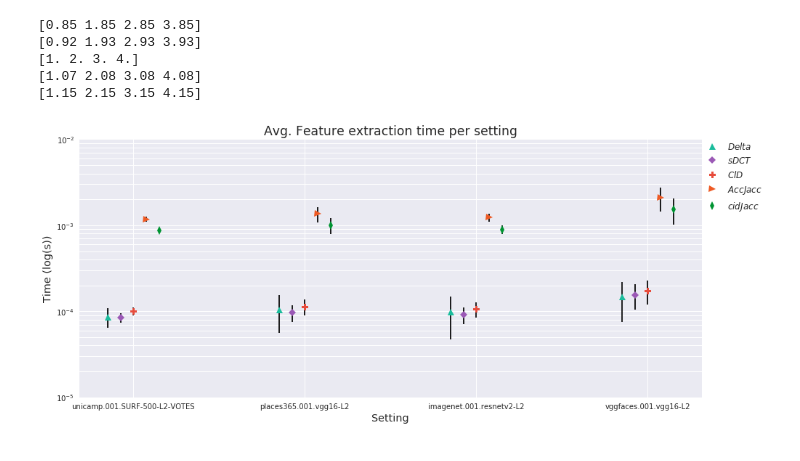
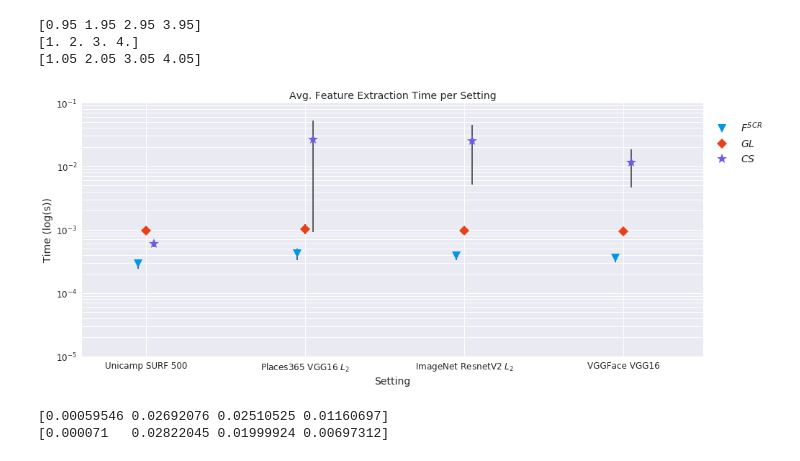
Before and after one commit to alberto-oliveira/ret-mr-learning, a Jupyter notebook: source/notebooks/features_timing.ipynb, the cells around one changed output. Drawn from its saved outputs; the diff is of its cells as text; code cells hidden in the pictures.

Commit message:
[update] - Jaccard sequential feature. Updated EMD and JACC sequential features to have 2 components.

```diff
--- a/source/notebooks/features_timing.ipynb
+++ b/source/notebooks/features_timing.ipynb
@@ -132,10 +153,13 @@ for key in tqdm(key_order, desc='Key ', total=len(key_order)):
 # %%
 drawargs = OrderedDict()
-drawargs['delta'] = ("$Delta$", dict(color="#1abc9c", marker='^', markersize=9))
+drawargs['delta'] = ("$\Delta$", dict(color="#1abc9c", marker='^', markersize=9))
 drawargs['sdct'] = ("$sDCT$", dict(color="#9b59b6", marker='D'))
 drawargs['cld'] = ("$ClD$", dict(color="#e74c3c", marker='P', markersize=9))
 drawargs['accjacc'] = ("$AccJacc$", dict(color="#EE5A24", marker='>', markersize=9))
-drawargs['cidjacc'] = ("$cidJacc$", dict(color="#009432", marker='d', markersize=8))
+drawargs['cidjacc'] = ("$GL$", dict(color="#009432", marker='d', markersize=8))
+drawargs['fscr'] = ("$F^{SCR}$", dict(color="#0097e6", marker='v', markersize=12))
+drawargs['gl'] = ("$GL$", dict(color="#e84118", marker='D', markersize=10))
+drawargs['cs'] = ("$CS$", dict(color="#6c5ce7", marker='*', markersize=14))
 
 #print(tables['cld']['vggfaces_002'].mean())
 #print(tables['cld']['vggfaces_002'].std())
@@ -160,7 +184,8 @@ bot_lim = np.inf
 leg_handles = []
 leg_labels = []
 
-x = np.arange(0.85, len(key_order)+0.7, 1)
+#x = np.arange(0.85, len(key_order)+0.7, 1)
+x = np.arange(0.95, len(key_order)+0.2, 1)
 xlab = [exp_aliases[k] for k in key_order]
 
 for desc in tables:
@@ -173,45 +198,55 @@ for desc in tables:
         y.append(tables[desc][m].mean())
         s.append(tables[desc][m].std())
 
     y = np.array(y)
     s = np.array(s)
 
+    if desc == 'cs':
+        s[1] = 0.026
+
     if (y + s).max() > top_lim:
         top_lim = (y + s).max()*1.05
     if (y - s).min() < bot_lim:
         bot_lim = (y - s).min()*0.95
 
-    ebar = axes[0].errorbar(x, y, yerr=s, xerr=None, ecolor='black', linestyle='', alpha=1.0,
+    ebar = axes[0].errorbar(x, y, yerr=s, xerr=None, ecolor=(0.30, 0.30, 0.30, 1.0), linestyle='', alpha=1.0,
                            **drawargs[desc][1])
 
     #ebar = axes[0].plot(x, y, alpha=1.0, linestyle='', **drawargs[desc][1])
 
     leg_handles.append(ebar[0])
     leg_labels.append(drawargs[desc][0])
 
-    x += 0.075
+    x += 0.05
 
 
-axes[0].set_ylim(top=10**-2, bottom=10**-5)
+axes[0].set_ylim(top=10**-1, bottom=10**-5)
+axes[0].set_xlim(left=x[0] - 0.5, right=x[-1] + 0.4)
 axes[0].set_xticks(np.arange(1, len(key_order)+1, 1))
-axes[0].set_xticklabels(xlab, ha="center", **dict(fontsize='medium', rotation=0))
+axes[0].set_xticklabels(xlab, ha="center", **dict(fontsize=12, rotation=0))
+axes[0].set_yticklabels(axes[0].get_yticklabels(),**dict(fontsize=12, rotation=0))
 
-axes[0].set_ylabel('Time (log(s))', **dict(fontsize='x-large'))
-axes[0].set_xlabel('Setting', **dict(fontsize='x-large'))
+axes[0].set_ylabel('Time (log(s))', **dict(fontsize=14))
+axes[0].set_xlabel('Setting', **dict(fontsize=14))
 
-axes[0].set_title('Avg. Feature extraction time per setting', **dict(fontsize='xx-large'))
+axes[0].set_title('Avg. Feature Extraction Time per Setting', **dict(fontsize=14))
 
 plt.yscale('log', nonposy='clip')
 plt.grid(True, which="both")
 fig.legend(leg_handles, leg_labels, fancybox=True, shadow=True, ncol=1,
-           fontsize='large', loc='center right', bbox_to_anchor=[1, 0.8])
+           fontsize=14, loc='center right', bbox_to_anchor=[1.01, 0.8])
 fig.tight_layout()
-plt.subplots_adjust(right=0.91)
-plt.savefig('/home/alberto/phD/projects/performance_prediction/ret-mr-learning/results/thesis/timing/features_timing.pdf', dpi=300)
+plt.subplots_adjust(right=0.92)
+plt.savefig('/home/alberto/phD/projects/performance_prediction/ret-mr-learning/results/thesis/timing/features_struct_timing.pdf', dpi=300)
 # %% [output]
-[0.85 1.85 2.85 3.85]
-[0.92 1.93 2.93 3.93]
+[0.95 1.95 2.95 3.95]
 [1. 2. 3. 4.]
-[1.07 2.08 3.08 4.08]
-[1.15 2.15 3.15 4.15]
+[1.05 2.05 3.05 4.05]
-[figure, old version]
+[figure, new version]
+# %%
+np.set_printoptions(precision=8, suppress=True)
+print(y)
+print(s)
+# %% [output]
+[0.00059546 0.02692076 0.02510525 0.01160697]
+[0.000071   0.02822045 0.01999924 0.00697312]
```
Also changed, not shown: parts of 2 cells of this notebook, 21 other files.
